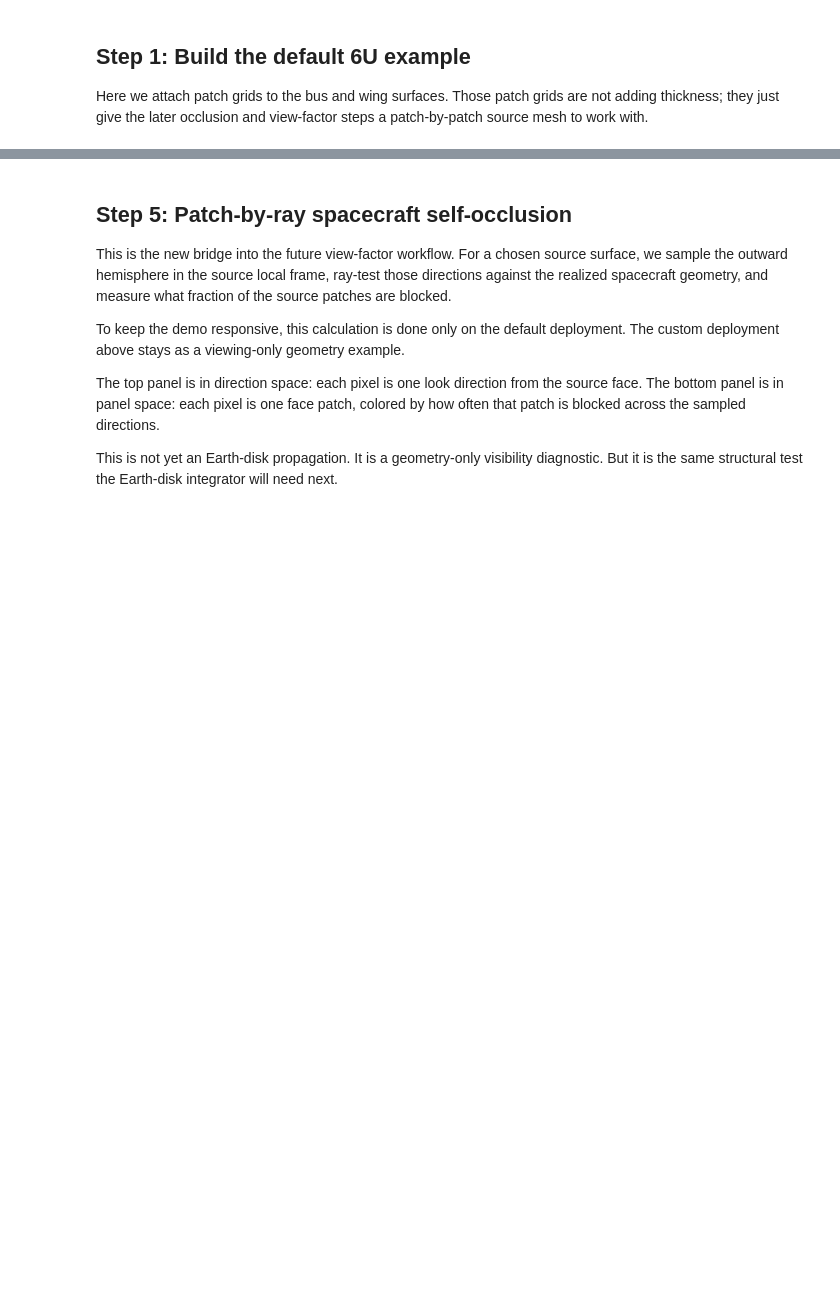
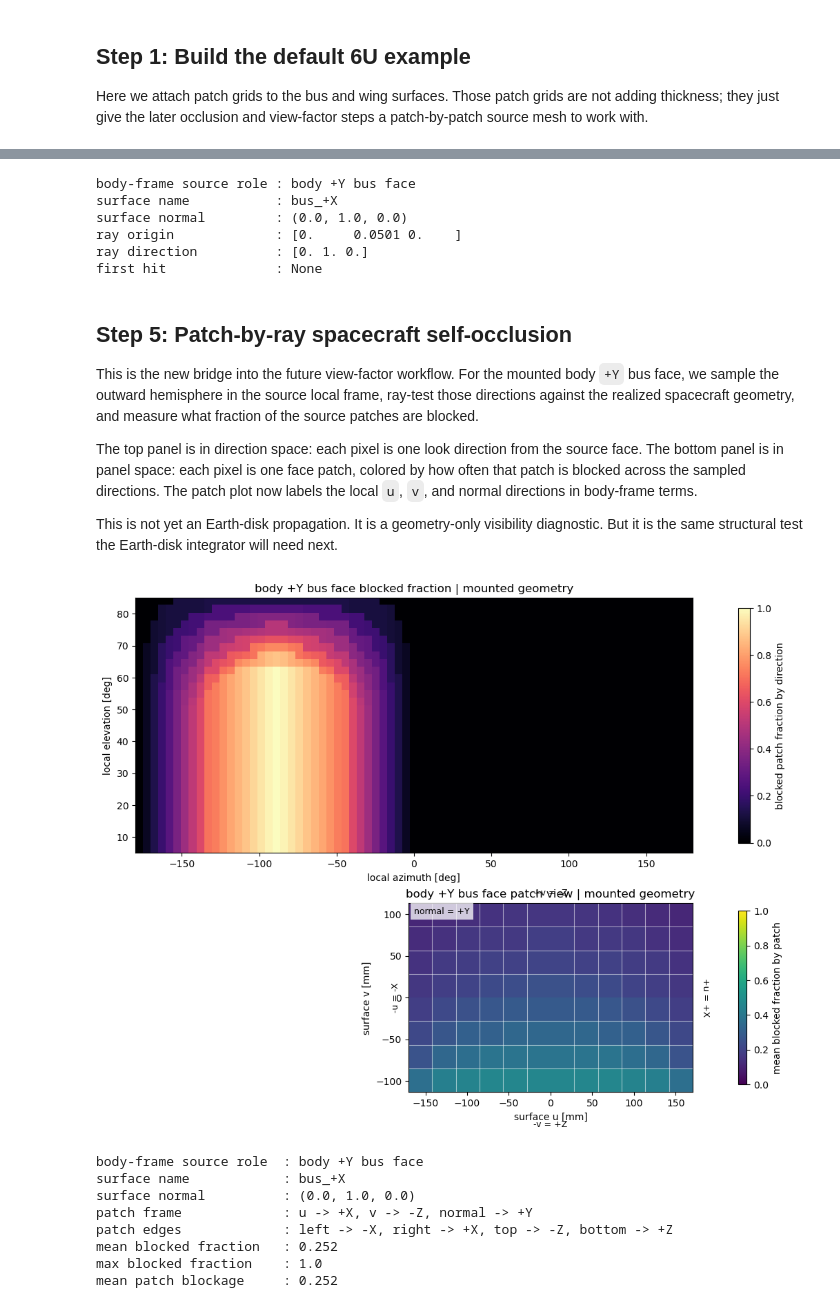
Before and after one commit to phi-a/GeometryPropagator, a Jupyter notebook: run_spacecraft_geometry.ipynb, the cells around one changed output, grey strips where cells are left out. Cells and saved outputs as stored; diff of their text form; code cells hidden in the pictures; blank space fills up the shorter version.

```diff
--- a/run_spacecraft_geometry.ipynb
+++ b/run_spacecraft_geometry.ipynb
@@ -228,56 +362,79 @@ This is still not the full view-factor propagator. It is a quick default-geometr
+# %%
+realized_diagnostic = realized_mounted
+source_face = surface_by_normal(realized_diagnostic, [0.0, 1.0, 0.0], tag='bus')
 # %%
-source_face = realized_default.by_name('bus_+X')
 origin = source_face.center + 1e-4 * source_face.normal
 direction = source_face.normal
 
-hit = realized_default.first_intersection(origin, direction, exclude=('bus_+X',))
-print('ray source face :', source_face.name)
-print('ray origin      :', np.round(origin, 6))
-print('ray direction   :', np.round(direction, 6))
-print('first hit       :', None if hit is None else (hit[0].name, round(hit[1], 6)))
+hit = realized_diagnostic.first_intersection(origin, direction, exclude=(source_face.name,))
+print('body-frame source role : body +Y bus face')
+print('surface name           :', source_face.name)
+print('surface normal         :', tuple(np.round(source_face.normal, 4).tolist()))
+print('ray origin             :', np.round(origin, 6))
+print('ray direction          :', np.round(direction, 6))
+print('first hit              :', None if hit is None else (hit[0].name, round(hit[1], 6)))
+# %% [output]
+body-frame source role : body +Y bus face
+surface name           : bus_+X
+surface normal         : (0.0, 1.0, 0.0)
+ray origin             : [0.     0.0501 0.    ]
+ray direction          : [0. 1. 0.]
+first hit              : None
 # %% [markdown]
 ## Step 5: Patch-by-ray spacecraft self-occlusion
 
-This is the new bridge into the future view-factor workflow. For a chosen source surface, we sample the outward hemisphere in the source local frame, ray-test those directions against the realized spacecraft geometry, and measure what fraction of the source patches are blocked.
+This is the new bridge into the future view-factor workflow. For the mounted body `+Y` bus face, we sample the outward hemisphere in the source local frame, ray-test those directions against the realized spacecraft geometry, and measure what fraction of the source patches are blocked.
 
-To keep the demo responsive, this calculation is done only on the default deployment. The custom deployment above stays as a viewing-only geometry example.
-
-The top panel is in direction space: each pixel is one look direction from the source face. The bottom panel is in panel space: each pixel is one face patch, colored by how often that patch is blocked across the sampled directions.
+The top panel is in direction space: each pixel is one look direction from the source face. The bottom panel is in panel space: each pixel is one face patch, colored by how often that patch is blocked across the sampled directions. The patch plot now labels the local `u`, `v`, and normal directions in body-frame terms.
 
 This is not yet an Earth-disk propagation. It is a geometry-only visibility diagnostic. But it is the same structural test the Earth-disk integrator will need next.
 # %%
-source_default = realized_default.by_name('bus_+X')
-
-dirs_default, azimuth_deg, elevation_deg = hemisphere_directions(source_default)
-visible_default = spacecraft_occlusion_mask(realized_default, source_default, dirs_default)
+dirs_default, azimuth_deg, elevation_deg = hemisphere_directions(source_face)
+visible_default = spacecraft_occlusion_mask(realized_diagnostic, source_face, dirs_default)
 
 fig, axes = plt.subplots(
     2,
     1,
     figsize=(10, 8),
     constrained_layout=True,
     gridspec_kw={'height_ratios': [1.15, 0.85]},
 )
 
 image_dir, blocked_default = plot_occlusion_heatmap(
     axes[0],
     visible_default,
     azimuth_deg,
     elevation_deg,
-    title='bus_+X blocked fraction | default deployment',
+    title='body +Y bus face blocked fraction | mounted geometry',
 )
 
 image_patch, patch_default = plot_patch_occlusion_map(
     axes[1],
     visible_default,
-    source_default,
-    title='bus_+X panel view | default deployment',
+    source_face,
+    title='body +Y bus face patch view | mounted geometry',
 )
 
 fig.colorbar(image_dir, ax=axes[0], shrink=0.92, label='blocked patch fraction by direction')
 fig.colorbar(image_patch, ax=axes[1], shrink=0.92, label='mean blocked fraction by patch')
 plt.show()
 
-print('default mean blocked fraction:', round(float(blocked_default.mean()), 3))
-print('default max blocked fraction :', round(float(blocked_default.max()), 3))
-print('default mean patch blockage  :', round(float(patch_default.mean()), 3))
+u_label, v_label, n_label = face_frame_labels(source_face)
+print('body-frame source role  : body +Y bus face')
+print('surface name            :', source_face.name)
+print('surface normal          :', tuple(np.round(source_face.normal, 4).tolist()))
+print('patch frame             :', f'u -> {u_label}, v -> {v_label}, normal -> {n_label}')
+print('patch edges             :', f'left -> {opposite_axis_label(u_label)}, right -> {u_label}, top -> {v_label}, bottom -> {opposite_axis_label(v_label)}')
+print('mean blocked fraction   :', round(float(blocked_default.mean()), 3))
+print('max blocked fraction    :', round(float(blocked_default.max()), 3))
+print('mean patch blockage     :', round(float(patch_default.mean()), 3))
+# %% [output]
+[figure, added]
+body-frame source role  : body +Y bus face
+surface name            : bus_+X
+surface normal          : (0.0, 1.0, 0.0)
+patch frame             : u -> +X, v -> -Z, normal -> +Y
+patch edges             : left -> -X, right -> +X, top -> -Z, bottom -> +Z
+mean blocked fraction   : 0.252
+max blocked fraction    : 1.0
+mean patch blockage     : 0.252
```
Also changed, not shown: parts of 12 cells of this notebook, 1 other file.
